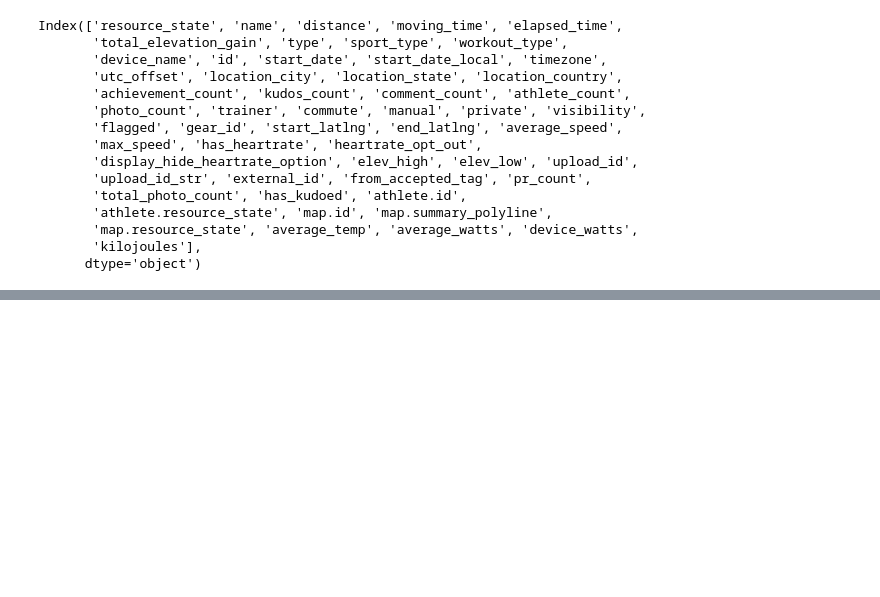
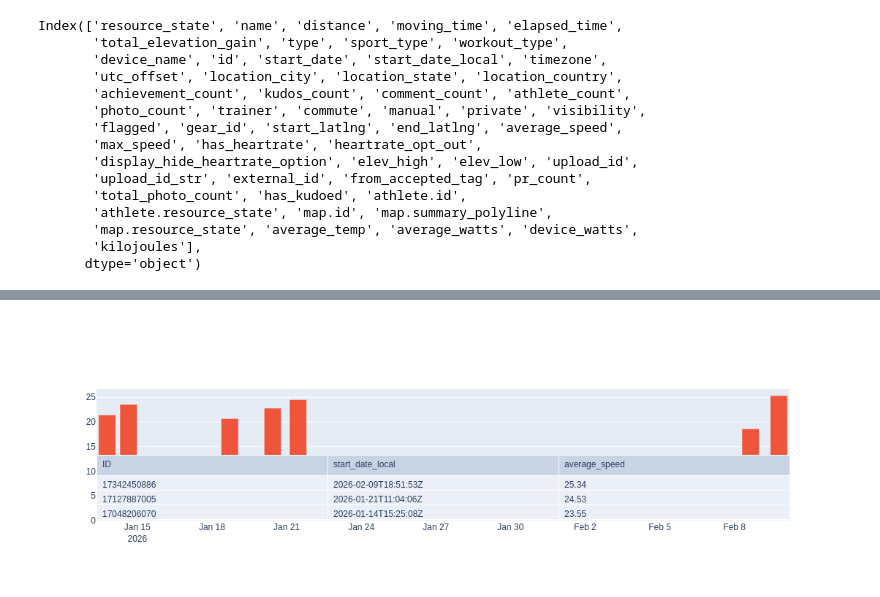
Before and after one commit to mgoetze06/learnPy, a Jupyter notebook: gpx-tools/strava-activities/Strava_Analyse.ipynb, the cells around one changed output, grey strips where cells are left out. Cells and saved outputs as stored; diff of their text form; code cells hidden in the pictures; blank space fills up the shorter version.

```diff
--- a/gpx-tools/strava-activities/Strava_Analyse.ipynb
+++ b/gpx-tools/strava-activities/Strava_Analyse.ipynb
@@ -89,0 +92,29 @@ fig.show()
+# %%
+import plotly.graph_objects as go
+from plotly.subplots import make_subplots
+from plotly.offline import download_plotlyjs, init_notebook_mode, plot, iplot
+import plotly.graph_objs as go
+from plotly import tools
+import pandas as pd
+import numpy as np
+from datetime import datetime
+
+
+fig1 = go.Table(
+    header=dict(values=["ID","start_date_local", "average_speed"],
+                #fill_color='paleturquoise',
+                align='left'),
+    cells=dict(values=[df.id, df.start_date_local, df.average_speed],
+               #fill_color='lavender',
+               align='left'),
+    domain=dict(x=[0, 1],y=[0, 0.5]))
+
+fig2 = go.Bar(x=df.start_date_local, y=df.average_speed)
+
+layout = dict(xaxis1=dict( dict(domain=[0, 1], anchor='y1')),
+             yaxis1=dict( dict(domain=[0.38, 1], anchor='x1')))
+fig = go.Figure(data = [fig1,fig2])
+fig.show()
+fig.write_html("strava_analyse.html")
+# %% [output]
+[figure, added]
```
Also changed, not shown: parts of 4 cells of this notebook, 1 other file.
